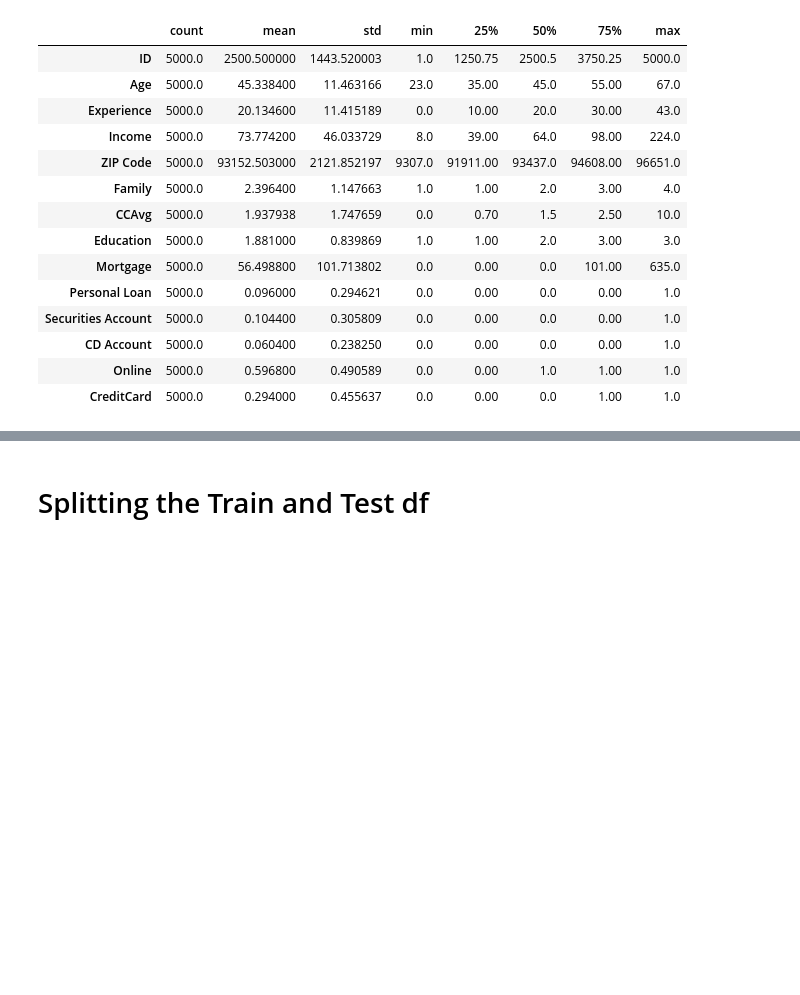
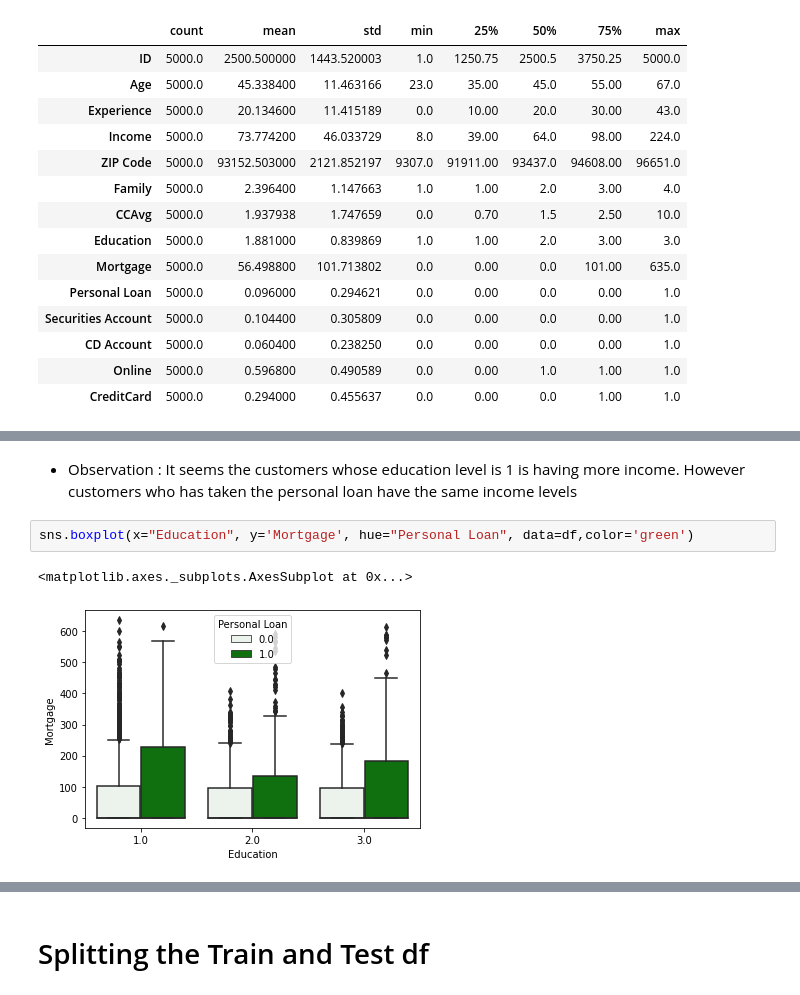
Before and after one commit to coderanandmaurya/Campaign_for_selling_personal_loans, a Jupyter notebook: Campaign_for_selling_personal_loan.ipynb, the cells around one changed output, grey strips where cells are left out. Drawn from its saved outputs; the diff is of its cells as text; blank space fills up the shorter version.

```diff
--- a/Campaign_for_selling_personal_loan.ipynb
+++ b/Campaign_for_selling_personal_loan.ipynb
@@ -152,0 +155,7 @@ dtype: object
+# %% [markdown]
+- Observation : It seems the customers whose education level is 1 is having more income. However customers who has taken the personal loan have the same income levels
+# %%
+sns.boxplot(x="Education", y='Mortgage', hue="Personal Loan", data=df,color='green')
+# %% [output]
+<matplotlib.axes._subplots.AxesSubplot at 0x...>
+[figure, added]
```
Also changed, not shown: parts of 42 cells of this notebook.
